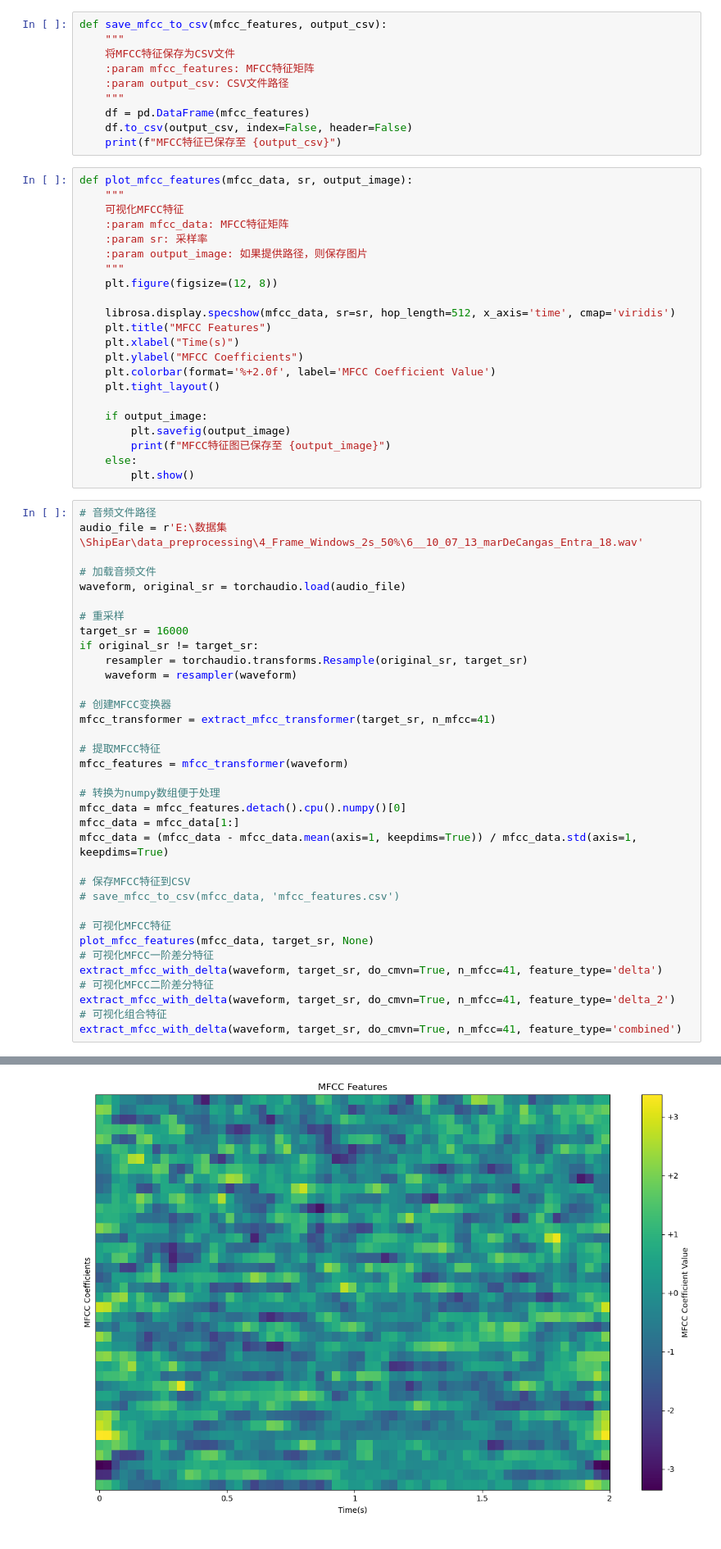
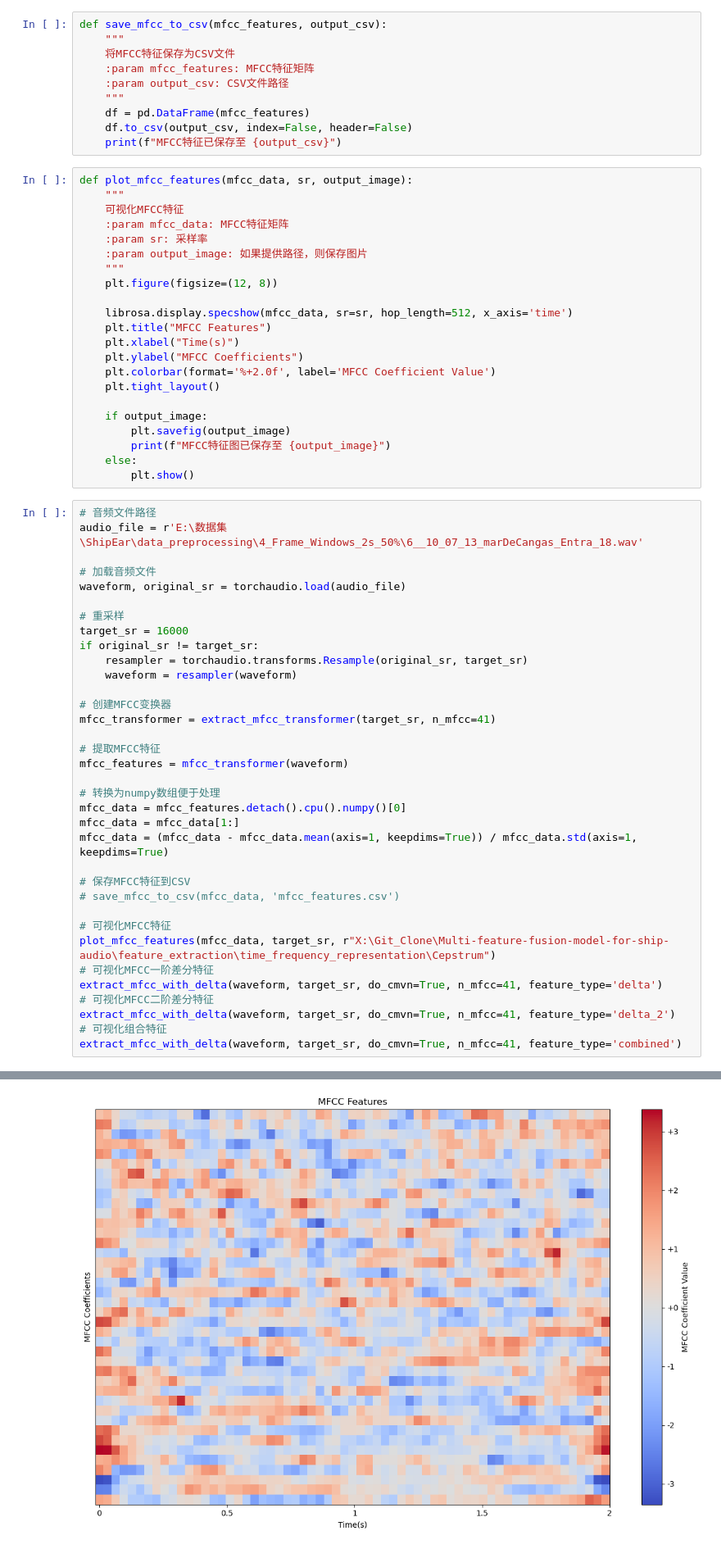
Before and after one commit to YoungBossX/Multi-feature-fusion-model-for-ship-audio, a Jupyter notebook: feature_extraction/time_frequency_representation/Cepstrum/MFCC.ipynb, the cells around one changed output, grey strips where cells are left out. Shown at 82% size. Saved outputs shown, nothing was run; the diff lists cells and outputs as text.

```diff
--- a/feature_extraction/time_frequency_representation/Cepstrum/MFCC.ipynb
+++ b/feature_extraction/time_frequency_representation/Cepstrum/MFCC.ipynb
@@ -155,7 +155,7 @@ def plot_mfcc_features(mfcc_data, sr, output_image):
     """
     plt.figure(figsize=(12, 8))
 
-    librosa.display.specshow(mfcc_data, sr=sr, hop_length=512, x_axis='time', cmap='viridis')
+    librosa.display.specshow(mfcc_data, sr=sr, hop_length=512, x_axis='time')
     plt.title("MFCC Features")
     plt.xlabel("Time(s)")
     plt.ylabel("MFCC Coefficients")
@@ -195,7 +195,7 @@ mfcc_data = (mfcc_data - mfcc_data.mean(axis=1, keepdims=True)) / mfcc_data.std(
 # save_mfcc_to_csv(mfcc_data, 'mfcc_features.csv')
 
 # 可视化MFCC特征
-plot_mfcc_features(mfcc_data, target_sr, None)
+plot_mfcc_features(mfcc_data, target_sr, r"X:\Git_Clone\Multi-feature-fusion-model-for-ship-audio\feature_extraction\time_frequency_representation\Cepstrum")
 # 可视化MFCC一阶差分特征
 extract_mfcc_with_delta(waveform, target_sr, do_cmvn=True, n_mfcc=41, feature_type='delta')
 # 可视化MFCC二阶差分特征
@@ -206 +207 @@ extract_mfcc_with_delta(waveform, target_sr, do_cmvn=True, n_mfcc=41, feature_ty
-[figure, old version]
+[figure, new version]
```
Also changed, not shown: parts of 1 cell of this notebook, 6 other files.
